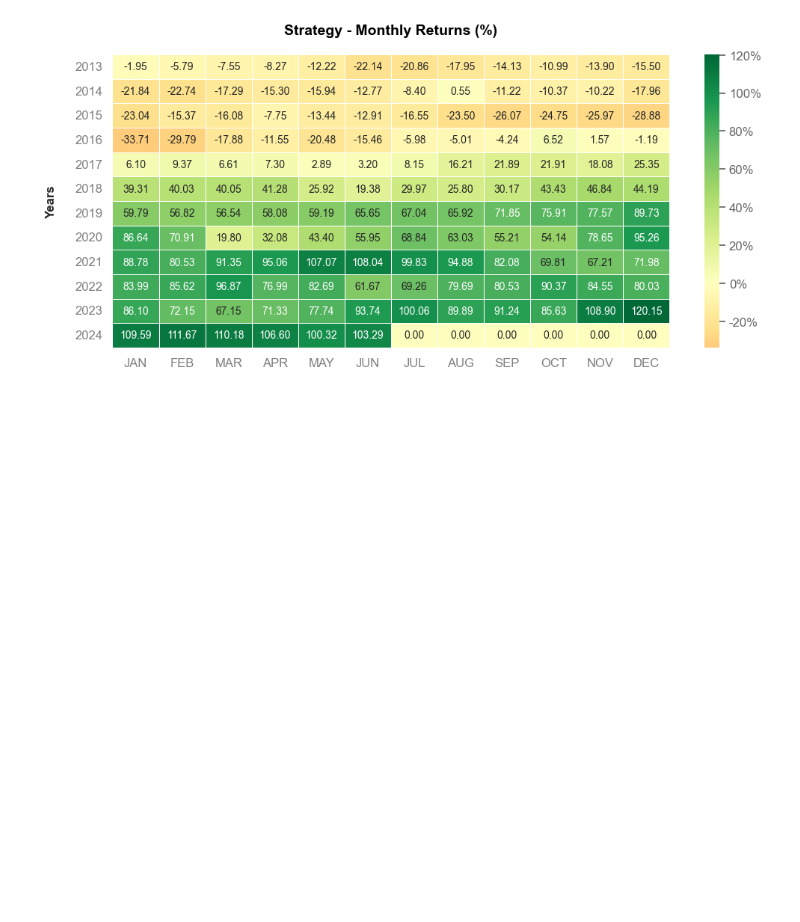
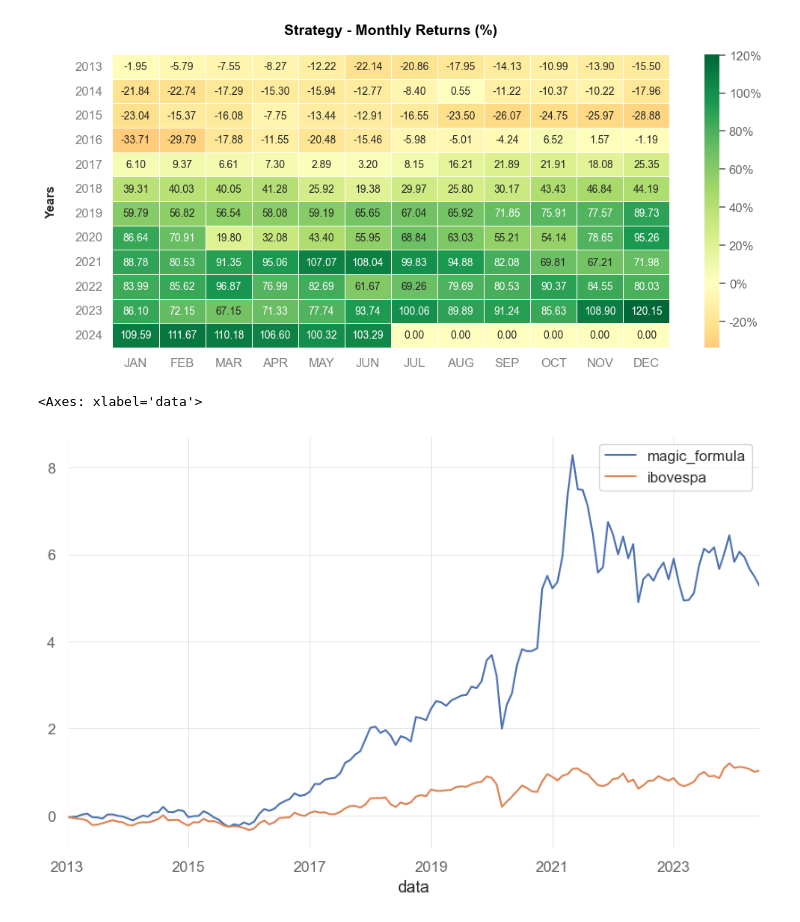
Before and after one commit to gildomoraes/finance-python-course, a Jupyter notebook: project.ipynb, the cells around one changed output. Drawn from its saved outputs; the diff is of its cells as text; code cells hidden in the pictures; blank space fills up the shorter version.

```diff
--- a/project.ipynb
+++ b/project.ipynb
@@ -222,3 +222,8 @@ rentabilidade_por_carteiras['ibovespa'].plot_monthly_heatmap()
 # %% [output]
 [figure]
 [figure]
+# %%
+rentabilidade_por_carteiras.plot()
+# %% [output]
+<Axes: xlabel='data'>
+[figure, added]
```
